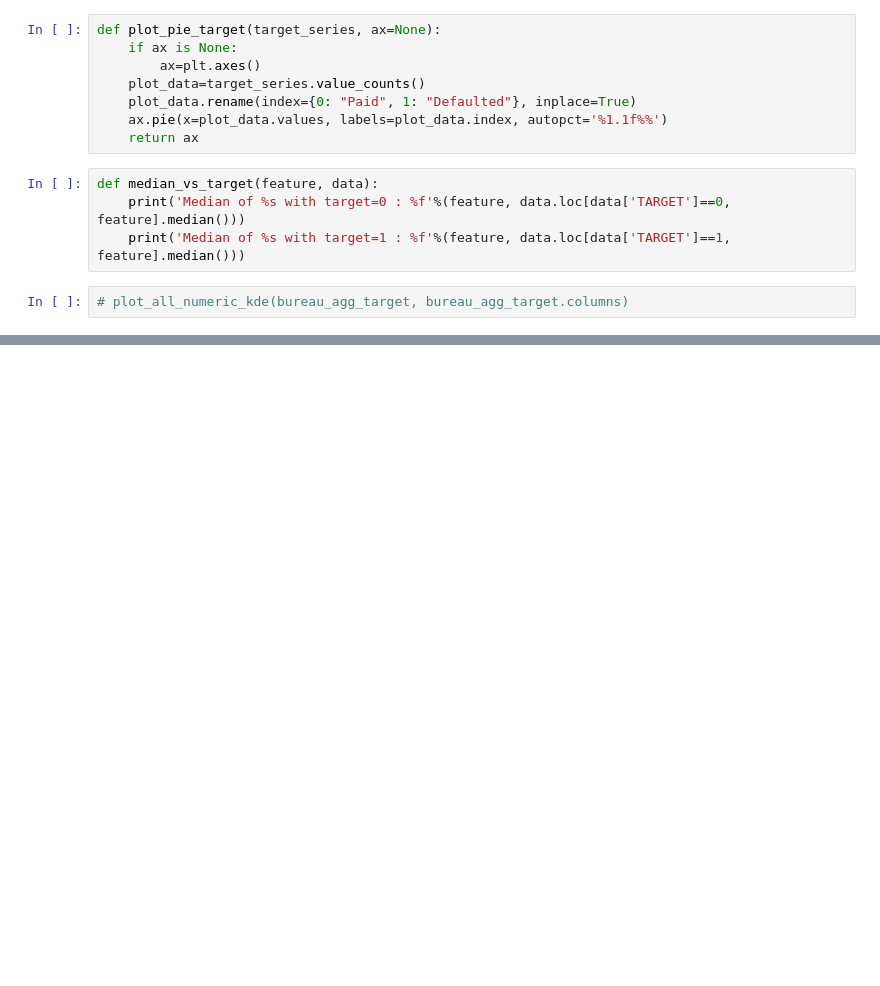
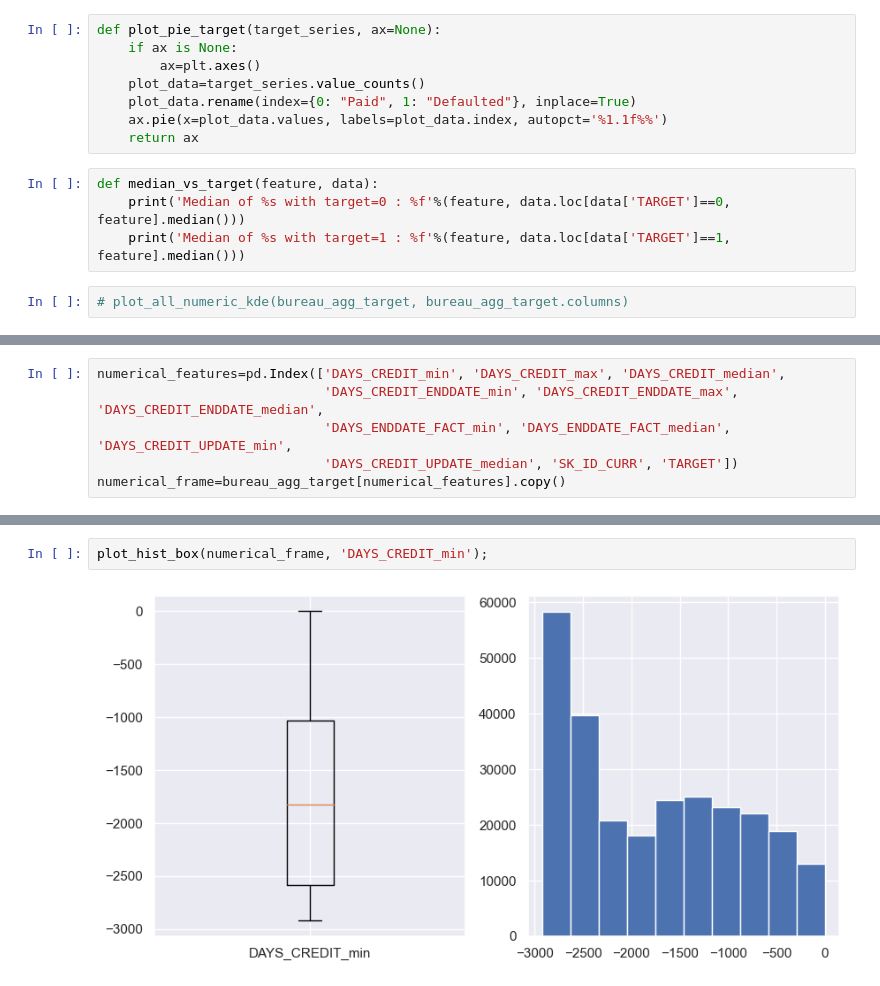
Before and after one commit to seg-fault123/bdm_project, a Jupyter notebook: bureau.ipynb, the cells around one changed output, grey strips where cells are left out. Saved outputs shown, nothing was run; the diff lists cells and outputs as text; blank space fills up the shorter version.

Commit message:
started analysing some bureau features

```diff
--- a/bureau.ipynb
+++ b/bureau.ipynb
@@ -240,0 +248,6 @@ def median_vs_target(feature, data):
+# %%
+numerical_features=pd.Index(['DAYS_CREDIT_min', 'DAYS_CREDIT_max', 'DAYS_CREDIT_median',
+                             'DAYS_CREDIT_ENDDATE_min', 'DAYS_CREDIT_ENDDATE_max', 'DAYS_CREDIT_ENDDATE_median',
+                             'DAYS_ENDDATE_FACT_min', 'DAYS_ENDDATE_FACT_median', 'DAYS_CREDIT_UPDATE_min',
+                             'DAYS_CREDIT_UPDATE_median', 'SK_ID_CURR', 'TARGET'])
+numerical_frame=bureau_agg_target[numerical_features].copy()
@@ -240,0 +272,4 @@ def median_vs_target(feature, data):
+# %%
+plot_hist_box(numerical_frame, 'DAYS_CREDIT_min');
+# %% [output]
+[figure, added]
```
Also changed, not shown: parts of 46 cells of this notebook.
